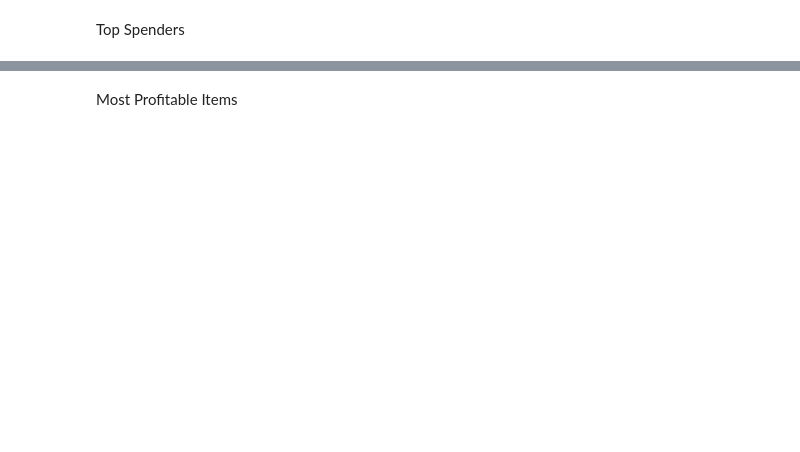
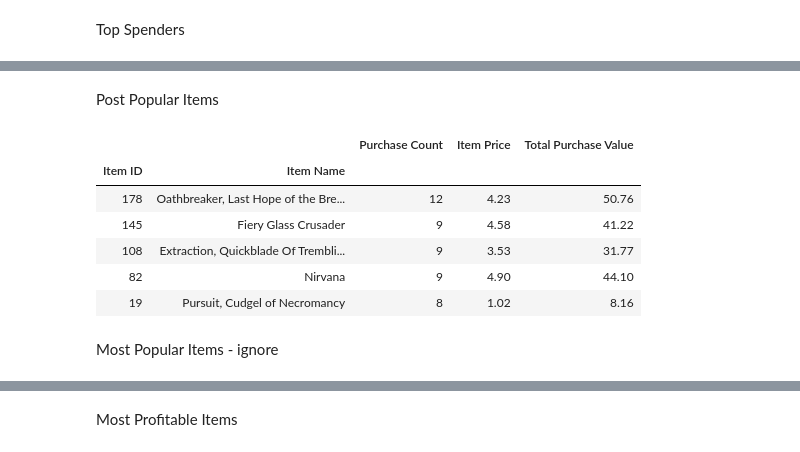
Before and after one commit to TrevorLovesMommy/pandas-challenge, a Jupyter notebook: gamer.ipynb, the cells around one changed output, grey strips where cells are left out. Saved outputs shown, nothing was run; the diff lists cells and outputs as text; code cells hidden in the pictures; blank space fills up the shorter version.

```diff
--- a/gamer.ipynb
+++ b/gamer.ipynb
@@ -249 +301,36 @@ Top Spenders
+# %% [markdown]
+Post Popular Items
+# %%
+#grouping by Item Name and ID and getting individual values with counta and sum
+#code from session with TA
+count_pop_df = df.groupby(["Item ID", "Item Name"]).count()
+mean_pop_df = df.groupby(["Item ID", "Item Name"]).mean()
+sum_pop_df = df.groupby(["Item ID", "Item Name"]).sum()
+
+item_price = mean_pop_df["Price"]
+total_price = sum_pop_df["Price"]
+purchase_count = count_pop_df["Purchase ID"]
+
+#Optional: give the displayed data cleaner formatting
+item_price = item_price.map("${:.2f}".format)
+#pop_purchase_value = pop_purchase_value.map("${:.2f}".format)
+
+
+data = {"Purchase Count": purchase_count,
+       "Item Price": item_price,
+       "Total Purchase Value":  total_price}
+
+pop_summary_df = pd.DataFrame(data).sort_values(["Purchase Count"], ascending = False)
+
+pop_summary_df.head()
+# %% [output]
+|  |  | Purchase Count | Item Price | Total Purchase Value |
+| Item ID | Item Name |  |  |  |
+| 178 | Oathbreaker, Last Hope of the Bre... | 12 | 4.23 | 50.76 |
+| 145 | Fiery Glass Crusader | 9 | 4.58 | 41.22 |
+| 108 | Extraction, Quickblade Of Trembli... | 9 | 3.53 | 31.77 |
+| 82 | Nirvana | 9 | 4.90 | 44.10 |
+| 19 | Pursuit, Cudgel of Necromancy | 8 | 1.02 | 8.16 |
+# %% [markdown]
+Most Popular Items - ignore
 # %%
```
Also changed, not shown: parts of 8 cells of this notebook.
